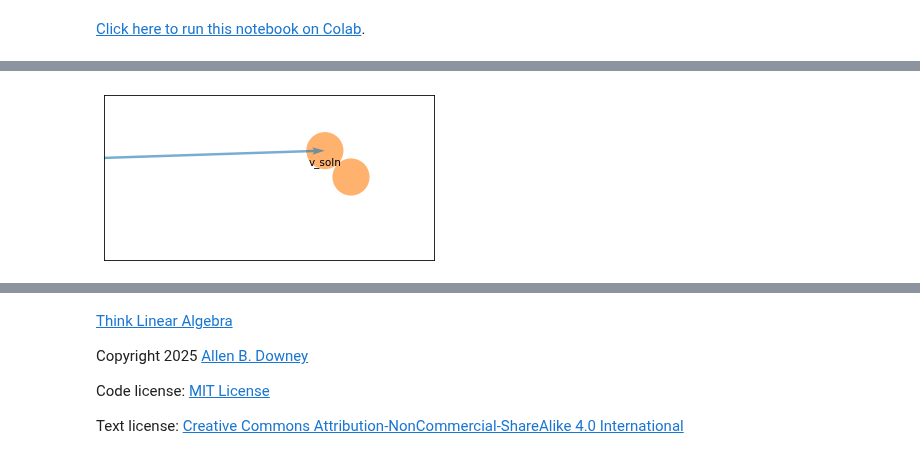
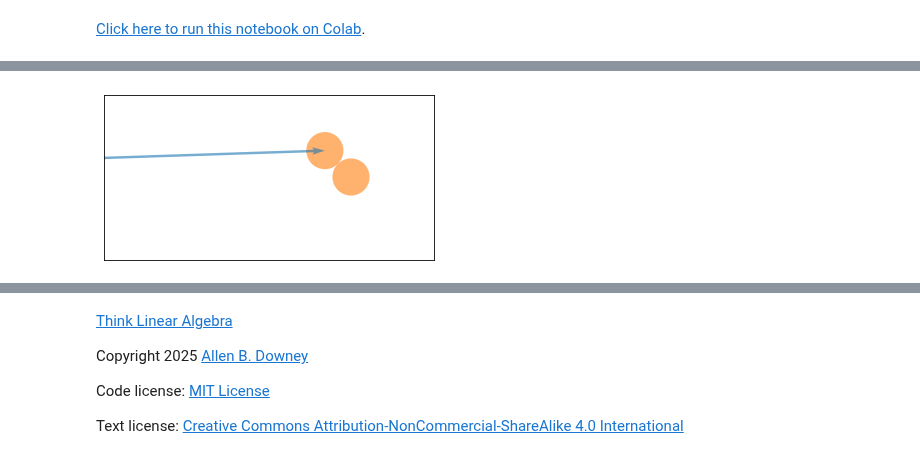
Before and after one commit to AllenDowney/ThinkLinearAlgebra, a Jupyter notebook: soln/dot.ipynb, the cells around one changed output, grey strips where cells are left out. Cells and saved outputs as stored; diff of their text form; code cells hidden in the pictures.

```diff
--- a/soln/dot.ipynb
+++ b/soln/dot.ipynb
@@ -36,0 +38,3 @@ from utils import decorate
+# %%
+v = np.array([1.5, 2])
+v
@@ -36,0 +54,3 @@ from utils import decorate
+# %%
+x, y = v
+np.sqrt(x**2 + y**2)
@@ -36,0 +239,7 @@ from utils import decorate
+# %%
+from sympy import symbols, Matrix
+
+u1, u2, v1, v2 = symbols('u1 u2 v1 v2')
+
+u_sym = np.array([u1, u2])
+v_sym = np.array([v1, v2])
@@ -219,8 +415,8 @@ pos2 = target
 # %%
 draw_table()
 draw_circles([pos1, target])
 plot_vector(v_soln, cue)
-label_vector(v_soln, cue, 'v_soln', label_pos=1, offset=0.015)
+# label_vector(v_soln, cue, 'v_soln', label_pos=1, offset=0.015)
 decorate(xlim=[60, 80], ylim=[20, 30])
 # %% [output]
-[figure, old version]
+[figure, new version]
```
Also changed, not shown: parts of 95 cells of this notebook.
